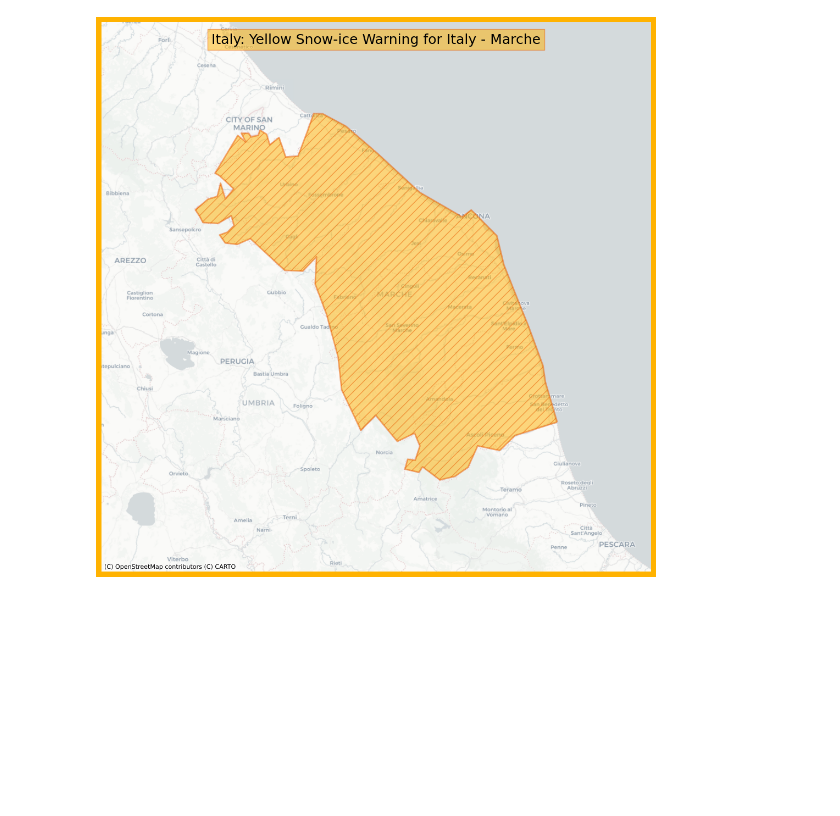
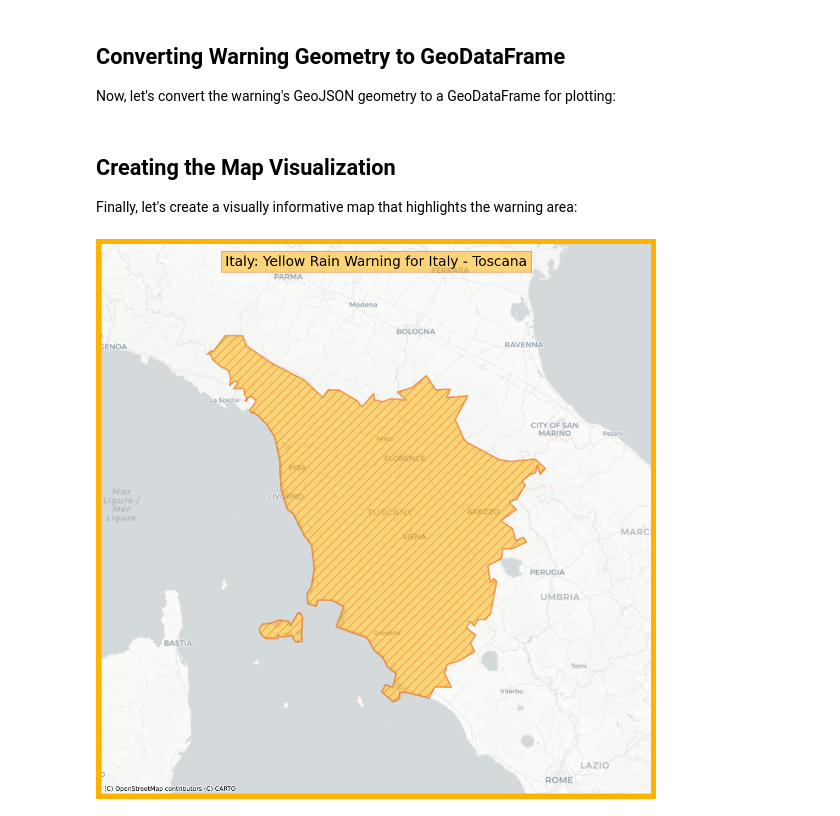
Before and after one commit to NiklasJordan/meteoalarm, a Jupyter notebook: docs/examples/warning_maps.ipynb, the cells around one changed output. Drawn from its saved outputs; the diff is of its cells as text; code cells hidden in the pictures; blank space fills up the shorter version.

Commit message:
Enhanced Jupyter Notebook for plotting warning areas

```diff
--- a/docs/examples/warning_maps.ipynb
+++ b/docs/examples/warning_maps.ipynb
@@ -2,0 +17,3 @@
+# %%
+warnings = MeteoAlarm(['italy'])
+warning = warnings[0]
@@ -2,0 +23,10 @@
+# %%
+if warning.severity == 'Moderate': # Yellow
+    facecolor = "#FFB200"
+    edgecolor = "#EB5B00"
+elif warning.severity == 'Severe': # Orange
+    facecolor = "#FF204E"
+    edgecolor = "#A0153E"
+elif warning.severity == 'Extreme': # Red
+    facecolor = "#FF204E"
+    edgecolor = "#A0153E"
@@ -2,0 +53,3 @@
+# %% [markdown]
+## Converting Warning Geometry to GeoDataFrame
+Now, let's convert the warning's GeoJSON geometry to a GeoDataFrame for plotting:
@@ -3,71 +68,31 @@
+# %% [markdown]
+## Creating the Map Visualization
+Finally, let's create a visually informative map that highlights the warning area:
 # %%
-from shapely.geometry import shape
-import geopandas as gpd
-import matplotlib.pyplot as plt
-import contextily as ctx
-import json
-
-warning = warnings[27]
-
-if warning.severity == 'Severe':
-    facecolor = "#FF204E"
-    edgecolor = "#A0153E"
-elif warning.severity == 'Moderate':
-    facecolor = "#FFB200"
-    edgecolor = "#EB5B00"
-
-def calculate_zoomed_squared_extent(gdf, zoom_out_factor=1.5):
-    bounds = gdf.total_bounds
-    x_min, y_min, x_max, y_max = bounds
-    x_range = x_max - x_min
-    y_range = y_max - y_min
-    max_range = max(x_range, y_range) * zoom_out_factor
-
-    x_center = (x_max + x_min) / 2
-    y_center = (y_max + y_min) / 2
-
-    x_min_new = x_center - max_range / 2
-    x_max_new = x_center + max_range / 2
-    y_min_new = y_center - max_range / 2
-    y_max_new = y_center + max_range / 2
-
-    return x_min_new, x_max_new, y_min_new, y_max_new
-
-# Parse the GeoJSON string
-geojson_dict = json.loads(warning.geometry)
-
-# Create geometry object
-geometry = shape(geojson_dict)
-
-# Create GeoDataFrame directly
-gdf = gpd.GeoDataFrame(geometry=[geometry], crs="EPSG:4326")
-
-# Convert to Web Mercator projection for contextily
-gdf_web = gdf.to_crs(epsg=3857)
-
 # Calculate squared extent
 x_min_new, x_max_new, y_min_new, y_max_new = calculate_zoomed_squared_extent(gdf_web)
 
 # Create plot with custom background color
 fig, ax = plt.subplots(figsize=(10, 10), facecolor=facecolor)
 gdf_web.plot(ax=ax, alpha=0.5, edgecolor=edgecolor, facecolor=facecolor, hatch='//', linewidth=2)
 
 # Set new squared extent
 ax.set_xlim([x_min_new, x_max_new])
 ax.set_ylim([y_min_new, y_max_new])
 
 # Add background map with a different basemap
 ctx.add_basemap(ax, source=ctx.providers.CartoDB.Positron)
 
 # Add title above the map
 plt.suptitle(warning.country.title() + ": " + warning.get_headline(),
              bbox=dict(facecolor=facecolor, edgecolor=edgecolor, alpha=0.5, pad=5),
              fontsize=18)
 
 plt.axis('off')
 plt.gca().set_position([0, 0, 1, 1])
 fig.subplots_adjust(left=0, right=1, top=0.9, bottom=0.1)
 ax.set_position([0, 0, 1, 1])
+
 plt.show()
 # %% [output]
-[figure, old version]
+[figure, new version]
```
Also changed, not shown: parts of 9 cells of this notebook.
